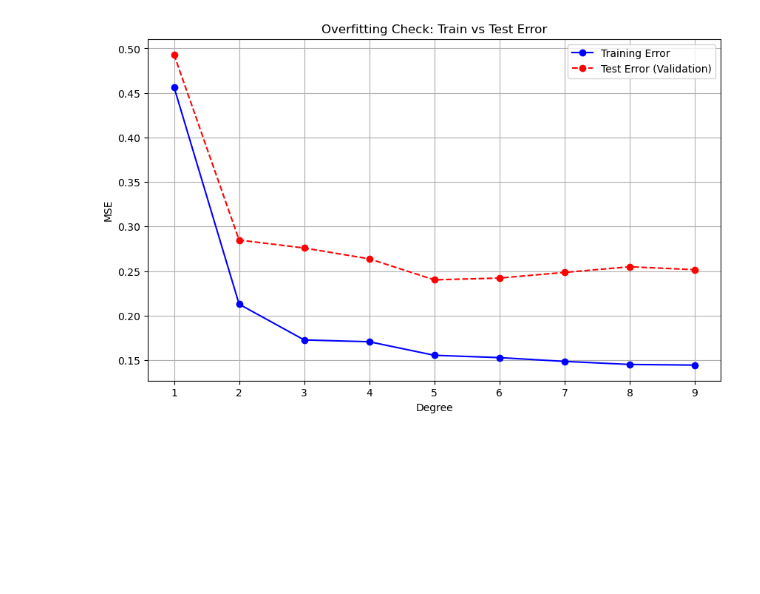
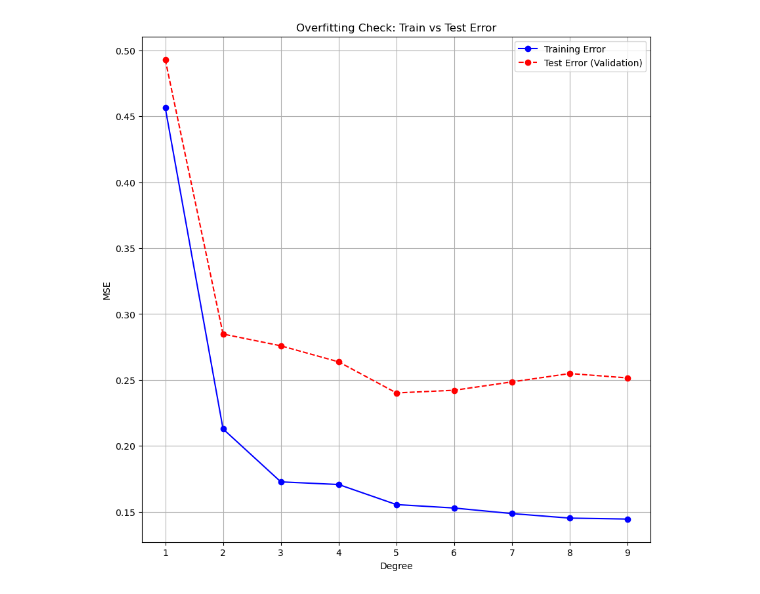
Before and after one commit to Xander-26Code/finalprojectge, a Jupyter notebook: task2.ipynb, the cells around one changed output. Saved outputs shown, nothing was run; the diff lists cells and outputs as text; code cells hidden in the pictures; blank space fills up the shorter version.

```diff
--- a/task2.ipynb
+++ b/task2.ipynb
@@ -11,28 +12,19 @@ y = df['y'].values
 # %%
 # *p 表示接受任意多个参数，这样我们可以用同一个函数处理不同的 degree
 def poly_model(x, *p):
-    # np.polyval 计算多项式的值: p[0]*x^n + p[1]*x^(n-1) + ...
+    # np.polyval 计算多项式的值
     return np.polyval(p, x)
 
 degrees = range(1, 10)
 mse_list = []
-models = {} # 存一下模型，方便后面画图用
+models = {} # 存一下模型系数，方便后面画图用
 
 # 循环 1 到 9 次，计算每个degree的模型
 for deg in degrees:
-    # 初始猜测值 (Initial guess)
-    # deg次多项式有 deg+1 个系数。我们全猜 1.0
-    p0 = [1.0] * (deg + 1)
-
-    # 使用 curve_fit 算系数
-    # poly_model 是我们的函数，x, y 是数据，p0 决定了参数个数
+    p0 = [1.0] * (deg + 1) # 暂时设p0全为1.0
     popt, pcov = curve_fit(poly_model, x, y, p0=p0)
-
-    # 把这个训练好的模型存起来
-    # lambda 表达式创建一个可以直接调用的函数
-    models[deg] = lambda x_val, p=popt: poly_model(x_val, *p)
-
-    # 算一下误差 MSE
+    models[deg] = popt
+    # 算一下MSE
     y_pred = poly_model(x, *popt)
     mse = np.mean((y - y_pred)**2)
     mse_list.append(mse)
@@ -91,44 +83,33 @@ Degree     | MSE
 [figure]
 # %%
-# ---------------------------------------------------------
-# 5. 过拟合检测 (Overfitting Check)
-# ---------------------------------------------------------
-# 解释：
-# 为了看模型有没有死记硬背(Overfitting)，我们把数据拆成两份：
-# 1. 训练集 (Train): 用来算参数
-# 2. 测试集 (Test): 用来考试，看它对没见过的数据表现怎么样
-
+#检测过拟合
 x_train, x_test, y_train, y_test = train_test_split(x, y, test_size=0.2, random_state=42)
 
-train_errors = []
-test_errors = []
+train_error = []
+test_error = []
 
-print(f"{'Degree':<10} | {'Train MSE':<12} | {'Test MSE':<12}")
-print("-" * 40)
-
+print(f"{'Degree':<10}  {'Train MSE':<12}  {'Test MSE':<12}")
 for deg in degrees:
     p0 = [1.0] * (deg + 1)
-
-    # 注意：只用 x_train, y_train 来拟合！
     popt, _ = curve_fit(poly_model, x_train, y_train, p0=p0)
 
-    # 1. 看看在训练集上的表现 (Training Error)
-    y_train_pred = poly_model(x_train, *popt)
-    train_mse = np.mean((y_train - y_train_pred)**2)
+    # Training Error
+    y_train_pre = poly_model(x_train, *popt)
+    # 使用 sklearn 的 mean_squared_error 计算误差
+    train_mse = mean_squared_error(y_train, y_train_pre)
 
-    # 2. 看看在测试集上的表现 (Test Error)
-    y_test_pred = poly_model(x_test, *popt)
-    test_mse = np.mean((y_test - y_test_pred)**2)
+    # Test Error
+    y_test_pre = poly_model(x_test, *popt)
+    test_mse = mean_squared_error(y_test, y_test_pre)
 
-    train_errors.append(train_mse)
-    test_errors.append(test_mse)
+    train_error.append(train_mse)
+    test_error.append(test_mse)
 
-    print(f"{deg:<10} | {train_mse:.5f}      | {test_mse:.5f}")
+    print(f"{deg:<10}  {train_mse:.5f}      {test_mse:.5f}")
 
-# 画图对比
-plt.figure(figsize=(10, 6))
-plt.plot(degrees, train_errors, 'b-o', label='Training Error')
-plt.plot(degrees, test_errors, 'r--o', label='Test Error (Validation)')
+plt.figure(figsize=(10, 10))
+plt.plot(degrees, train_error, 'b-o', label='Training Error')
+plt.plot(degrees, test_error, 'r--o', label='Test Error (Validation)')
 plt.xlabel('Degree')
 plt.ylabel('MSE')
 plt.title('Overfitting Check: Train vs Test Error')
@@ -150 +130 @@ Degree     | Train MSE    | Test MSE
-[figure, old version]
+[figure, new version]
```
Also changed, not shown: parts of 5 cells of this notebook.
